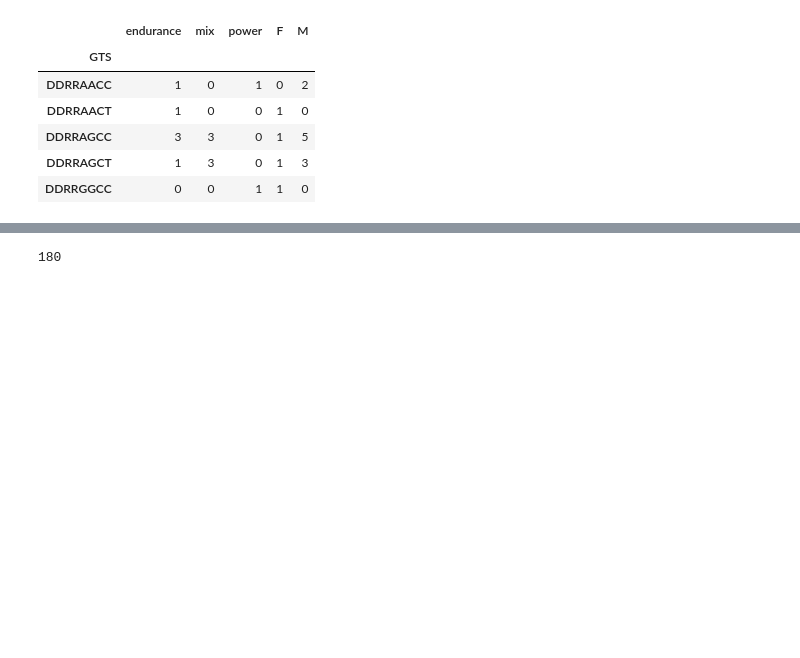
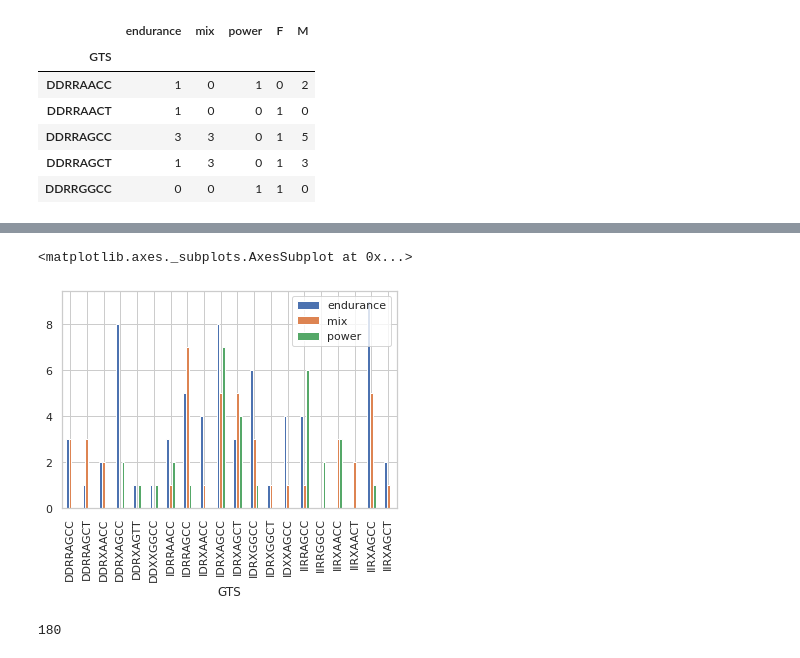
Before and after one commit to erinijapranckeviciene/ppolygenic, a Jupyter notebook: ppolygenic.ipynb, the cells around one changed output, grey strips where cells are left out. Cells and saved outputs as stored; diff of their text form; code cells hidden in the pictures; blank space fills up the shorter version.

```diff
--- a/ppolygenic.ipynb
+++ b/ppolygenic.ipynb
@@ -351,3 +432,8 @@ gtsm2.head()
+# %%
+gtsm2fm.plot.bar(y=['endurance','mix','power'])
+# %% [output]
+<matplotlib.axes._subplots.AxesSubplot at 0x...>
+[figure, added]
 # %%
 import numpy as np
 nr,nc=lt_athletes_data.shape
```
Also changed, not shown: parts of 7 cells of this notebook.
